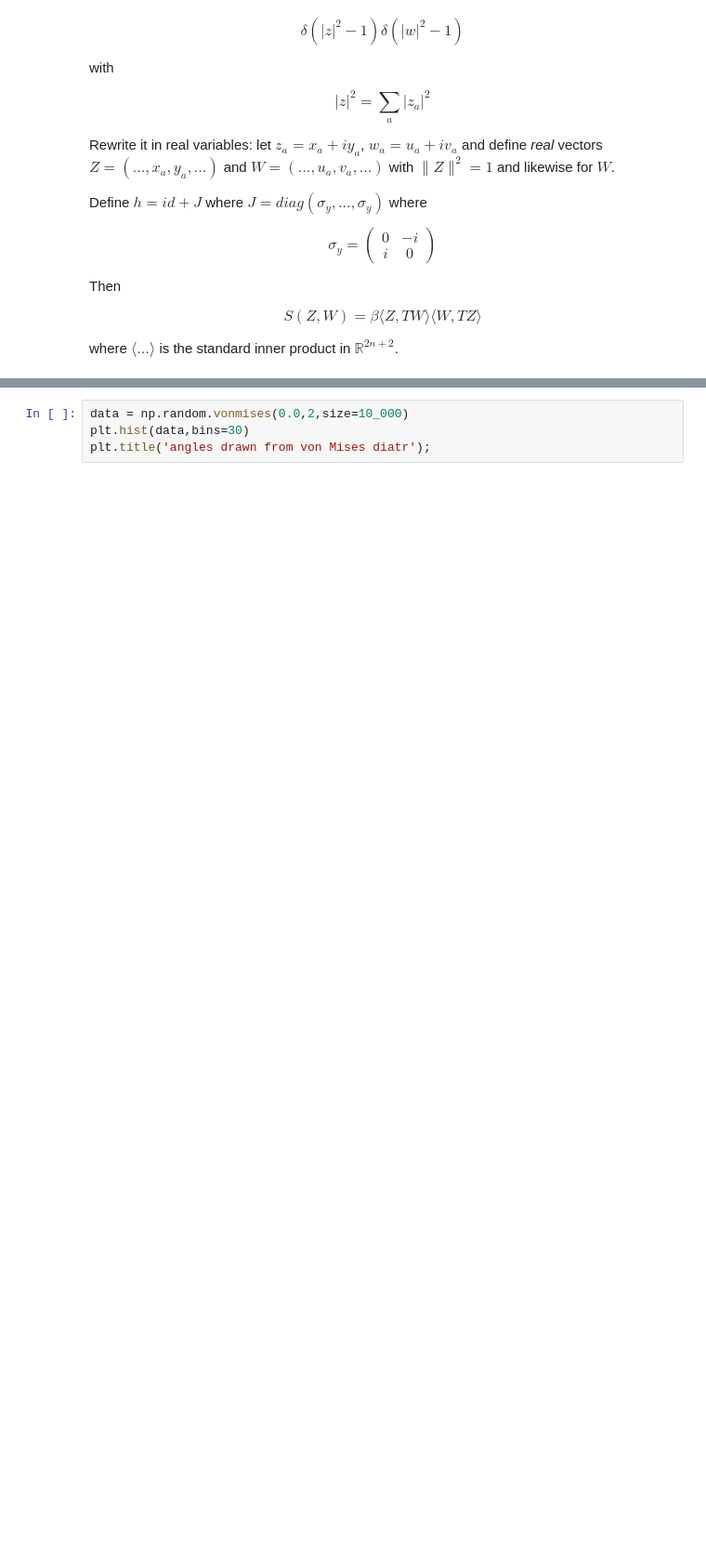
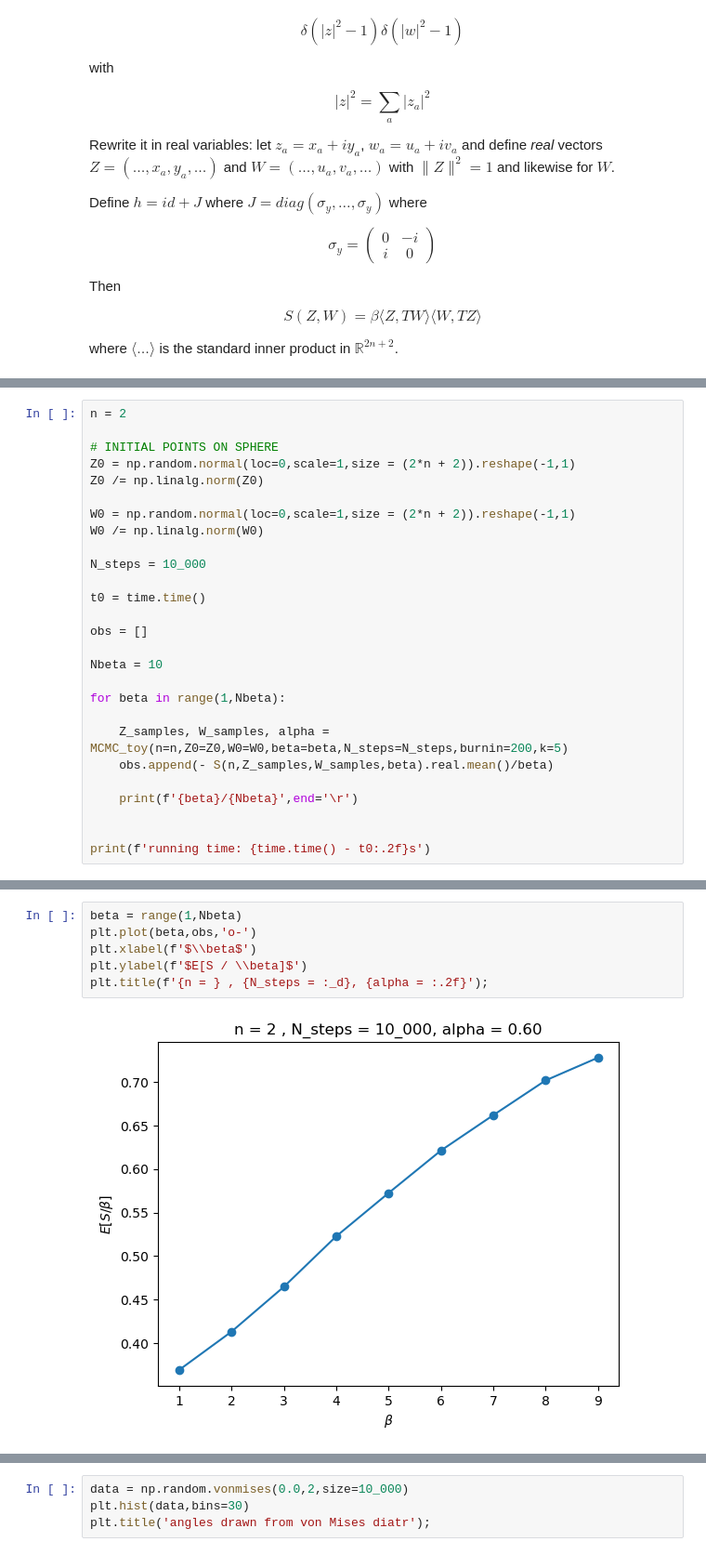
Before and after one commit to dHuberYoumans/CPNStN, a Jupyter notebook: toy_model/toy_model.ipynb, the cells around one changed output, grey strips where cells are left out. Shown: that part at 93% size. Saved outputs shown, nothing was run; the diff lists cells and outputs as text; blank space fills up the shorter version.

```diff
--- a/toy_model/toy_model.ipynb
+++ b/toy_model/toy_model.ipynb
@@ -172,0 +326,27 @@ def R(t:float) -> np.ndarray:
+# %%
+n = 2
+
+# INITIAL POINTS ON SPHERE
+Z0 = np.random.normal(loc=0,scale=1,size = (2*n + 2)).reshape(-1,1)
+Z0 /= np.linalg.norm(Z0)
+
+W0 = np.random.normal(loc=0,scale=1,size = (2*n + 2)).reshape(-1,1)
+W0 /= np.linalg.norm(W0)
+
+N_steps = 10_000
+
+t0 = time.time()
+
+obs = []
+
+Nbeta = 10
+
+for beta in range(1,Nbeta):
+
+    Z_samples, W_samples, alpha = MCMC_toy(n=n,Z0=Z0,W0=W0,beta=beta,N_steps=N_steps,burnin=200,k=5)
+    obs.append(- S(n,Z_samples,W_samples,beta).real.mean()/beta)
+
+    print(f'{beta}/{Nbeta}',end='\r')
+
+
+print(f'running time: {time.time() - t0:.2f}s')
@@ -172,0 +363,8 @@ def R(t:float) -> np.ndarray:
+# %%
+beta = range(1,Nbeta)
+plt.plot(beta,obs,'o-')
+plt.xlabel(f'$\\beta$')
+plt.ylabel(f'$E[S / \\beta]$')
+plt.title(f'{n = } , {N_steps = :_d}, {alpha = :.2f}');
+# %% [output]
+[figure, added]
```
Also changed, not shown: parts of 16 cells of this notebook.
